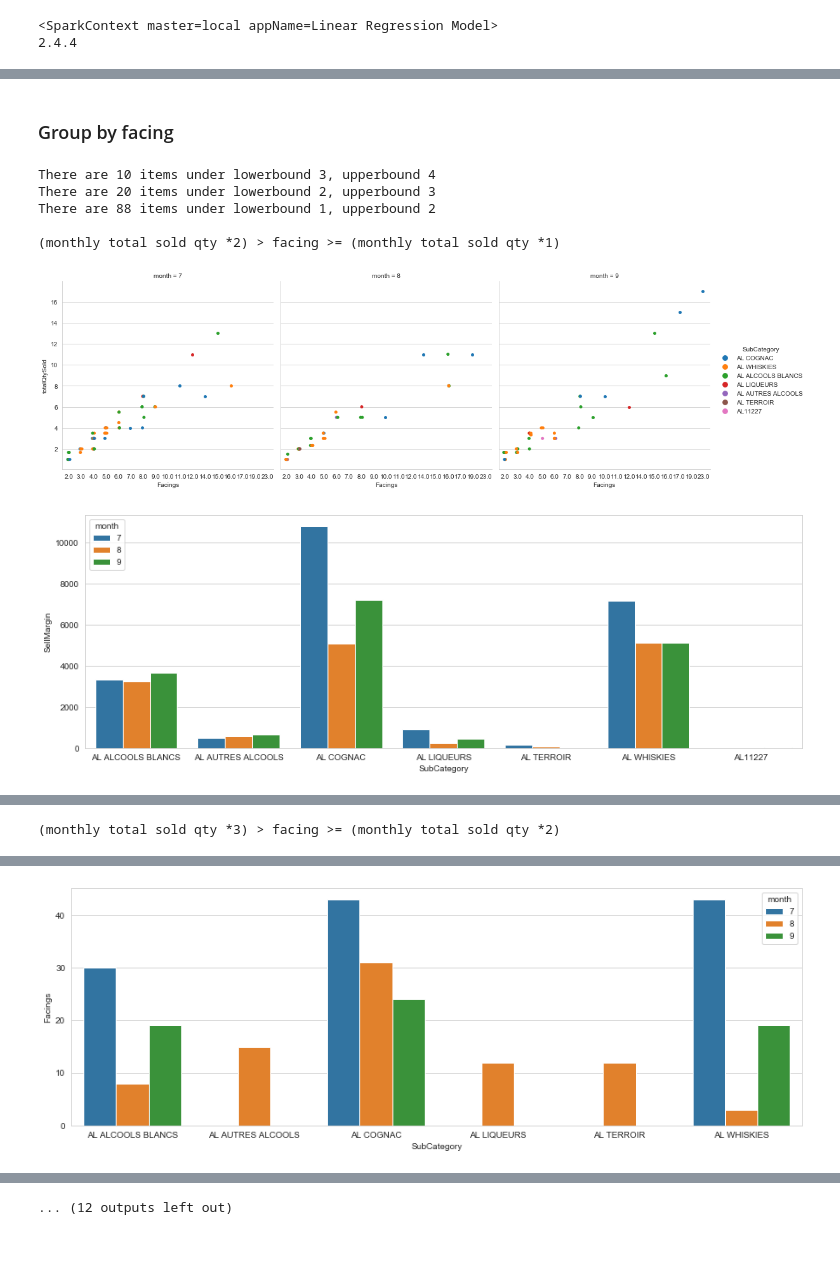
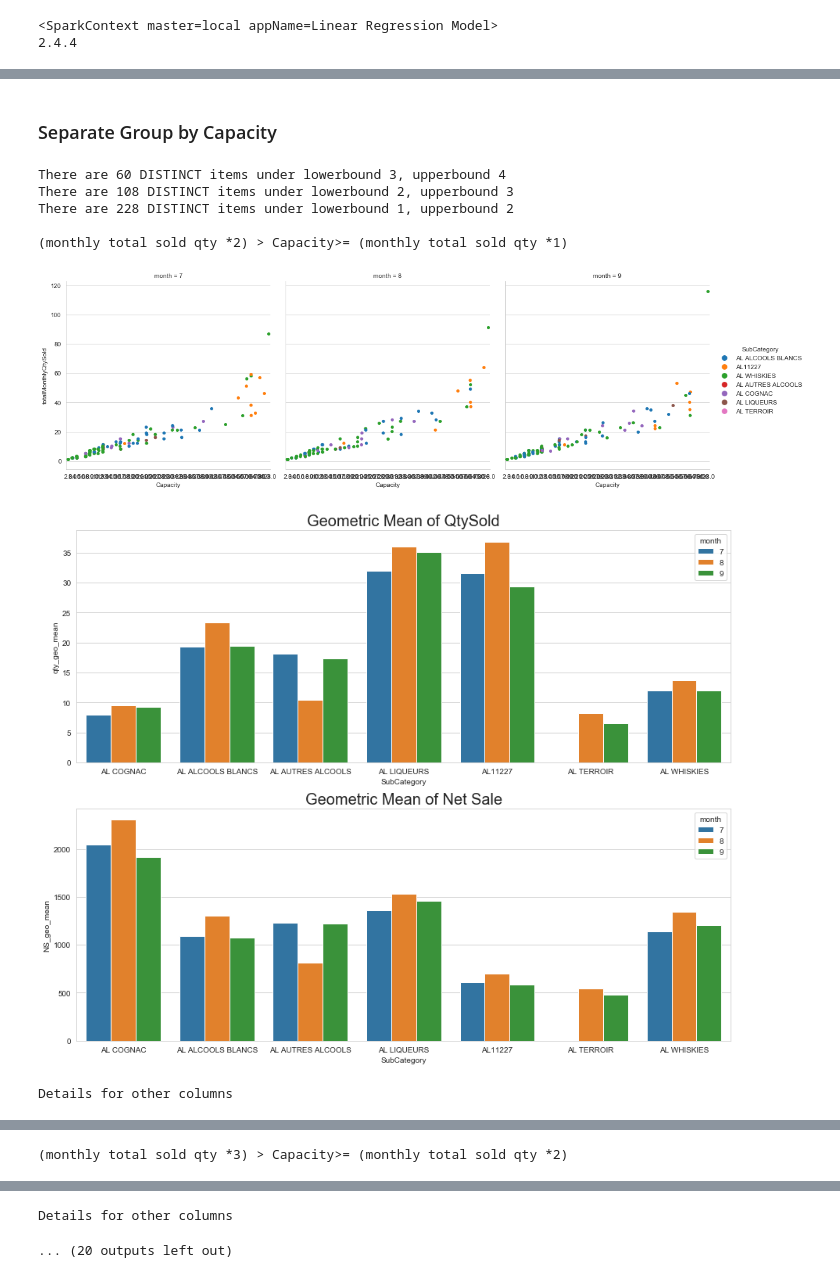
Before and after one commit to YiranJing/Lagardere_CommercialAnalysis, a Jupyter notebook: InventoryOptimization/notebook/CheckItems_bySubCategory.ipynb, the cells around one changed output, grey strips where cells are left out. Cells and saved outputs as stored; diff of their text form; code cells hidden in the pictures; blank space fills up the shorter version.

```diff
--- a/InventoryOptimization/notebook/CheckItems_bySubCategory.ipynb
+++ b/InventoryOptimization/notebook/CheckItems_bySubCategory.ipynb
@@ -60,15 +62,11 @@ print(sc.version)
 2.4.4
 # %%
 df = spark.read.csv("../data/CleanedData/month_merge_total.csv", header=True)
-# %%
-# clean data
-# Conver columns to `FloatType()`
-df = df.withColumn("avgNetSale", df.avgNetSale.cast('float')).withColumnRenamed("avgNetSale", "totalNetSale")
-df = df.withColumn("avgQtySold", df.avgQtySold.cast('float')).withColumnRenamed("avgQtySold", "totalQtySold")
-df = df.withColumn("avgPrice", df.avgPrice.cast('float')).withColumnRenamed("avgPrice", "Price")
-df = df.withColumn("avgSellMargin", df.avgSellMargin.cast('float')).withColumnRenamed("avgSellMargin", "SellMargin")
-df = df.withColumn("Facings", df.Facings.cast('float'))
-df = df.withColumn("Capacity", df.Capacity.cast('float'))
+# %%
+# clean data
+# Conver columns to `FloatType()`
+names = ["totalMonthlyNetSale", "totalMonthlyQtySold", "Price", "SellMargin", "Facings", "Capacity"]
+df = convertColumn(df, names, FloatType())
 # %%
 ## Summary Statistics
 # This will give a quick glimpse to data, if columns are not mentioned all the numeric columns stats are produced
@@ -257,0 +252,5 @@ root
+# %%
+# add mean, std and geometric mean of qty sold GROUPBY subcategory and month to datatset
+df = calculate_mean_std_and_geometric_mean(df)
+# add capacity/sale ratio to dataset
+df = calculate_Capacity_to_sales(df)
@@ -258,12 +263,13 @@ root
 # %% [markdown]
-### Group by facing
+### Separate Group by Capacity
 # %%
-qty_less_than_facing2 = find_monthly_qty_less_items_4_group(df, 'Facings', "SubCategory")
+df1, df2, df3, df4 = find_monthly_qty_less_items_4_group(df, 'Capacity', "SubCategory")
 # %% [output]
-There are 10 items under lowerbound 3, upperbound 4
-There are 20 items under lowerbound 2, upperbound 3
-There are 88 items under lowerbound 1, upperbound 2
+There are 60 DISTINCT items under lowerbound 3, upperbound 4
+There are 108 DISTINCT items under lowerbound 2, upperbound 3
+There are 228 DISTINCT items under lowerbound 1, upperbound 2
 
-(monthly total sold qty *2) > facing >= (monthly total sold qty *1)
+(monthly total sold qty *2) > Capacity>= (monthly total sold qty *1)
-[figure, old version]
+[figure, new version]
-[figure, old version]
+[figure, new version]
+Details for other columns
@@ -273 +278,0 @@ There are 88 items under lowerbound 1, upperbound 2
-(monthly total sold qty *3) > facing >= (monthly total sold qty *2)
@@ -274,0 +280 @@ There are 88 items under lowerbound 1, upperbound 2
+(monthly total sold qty *3) > Capacity>= (monthly total sold qty *2)
@@ -277 +282,0 @@ There are 88 items under lowerbound 1, upperbound 2
-[figure, removed]
@@ -279 +283,2 @@ There are 88 items under lowerbound 1, upperbound 2
-... (12 outputs left out)
+Details for other columns
+... (20 outputs left out)
```
Also changed, not shown: parts of 32 cells of this notebook, 1 other file.
